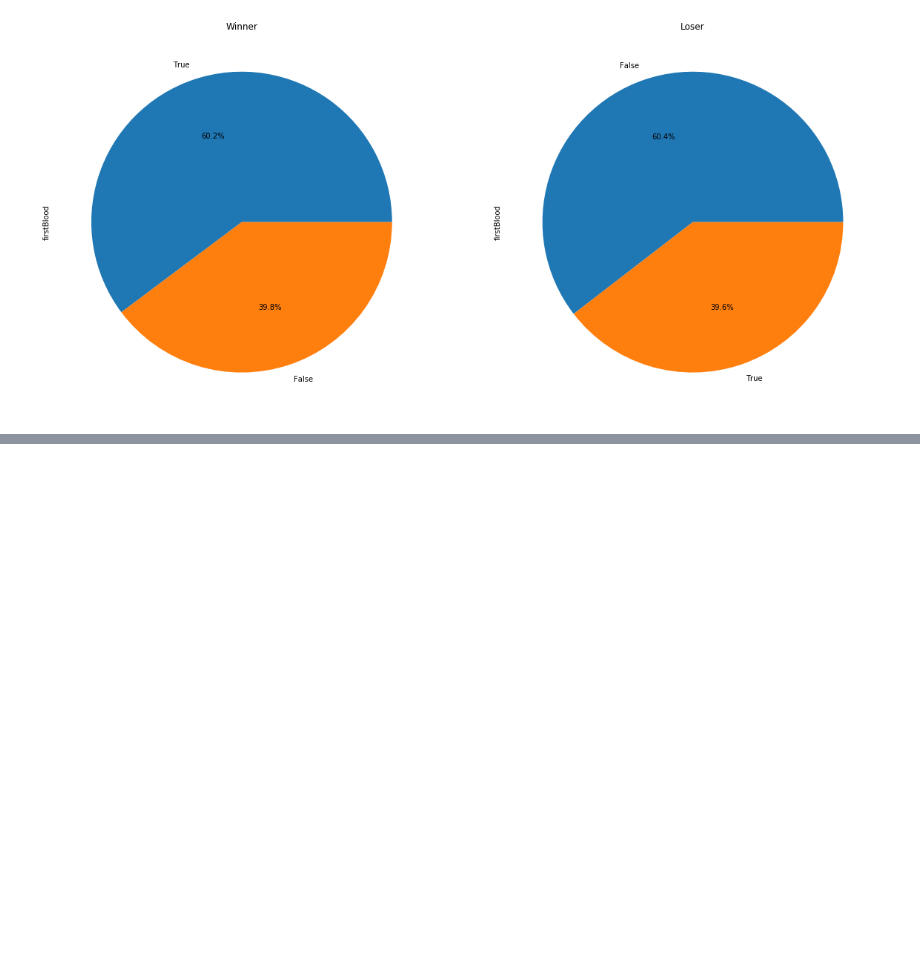
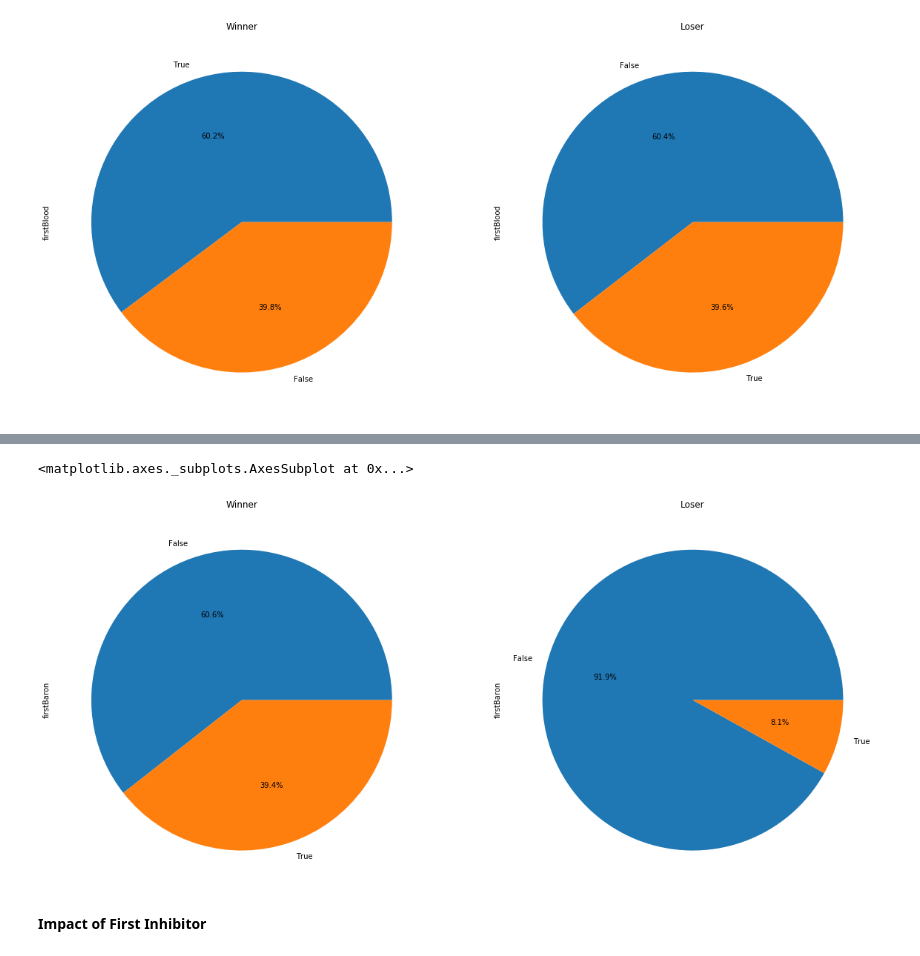
Before and after one commit to ErikSugawara/lol-ranked-kr, a Jupyter notebook: lol-ranked-kr.ipynb, the cells around one changed output, grey strips where cells are left out. Cells and saved outputs as stored; diff of their text form; code cells hidden in the pictures; blank space fills up the shorter version.

```diff
--- a/lol-ranked-kr.ipynb
+++ b/lol-ranked-kr.ipynb
@@ -69,0 +96,11 @@ fb_loser.plot.pie(ax=ax_2, title = 'Loser', autopct='%1.1f%%')
+# %%
+fig = plt.figure(figsize=(20,10))
+ax_7 = fig.add_subplot(1,2,1)
+fba_winner.plot.pie(ax=ax_7, title = 'Winner', autopct='%1.1f%%')
+ax_8 = fig.add_subplot(1,2,2)
+fba_loser.plot.pie(ax=ax_8, title = 'Loser', autopct='%1.1f%%')
+# %% [output]
+<matplotlib.axes._subplots.AxesSubplot at 0x...>
+[figure, added]
+# %% [markdown]
+__Impact of First Inhibitor__
```
Also changed, not shown: parts of 23 cells of this notebook.
